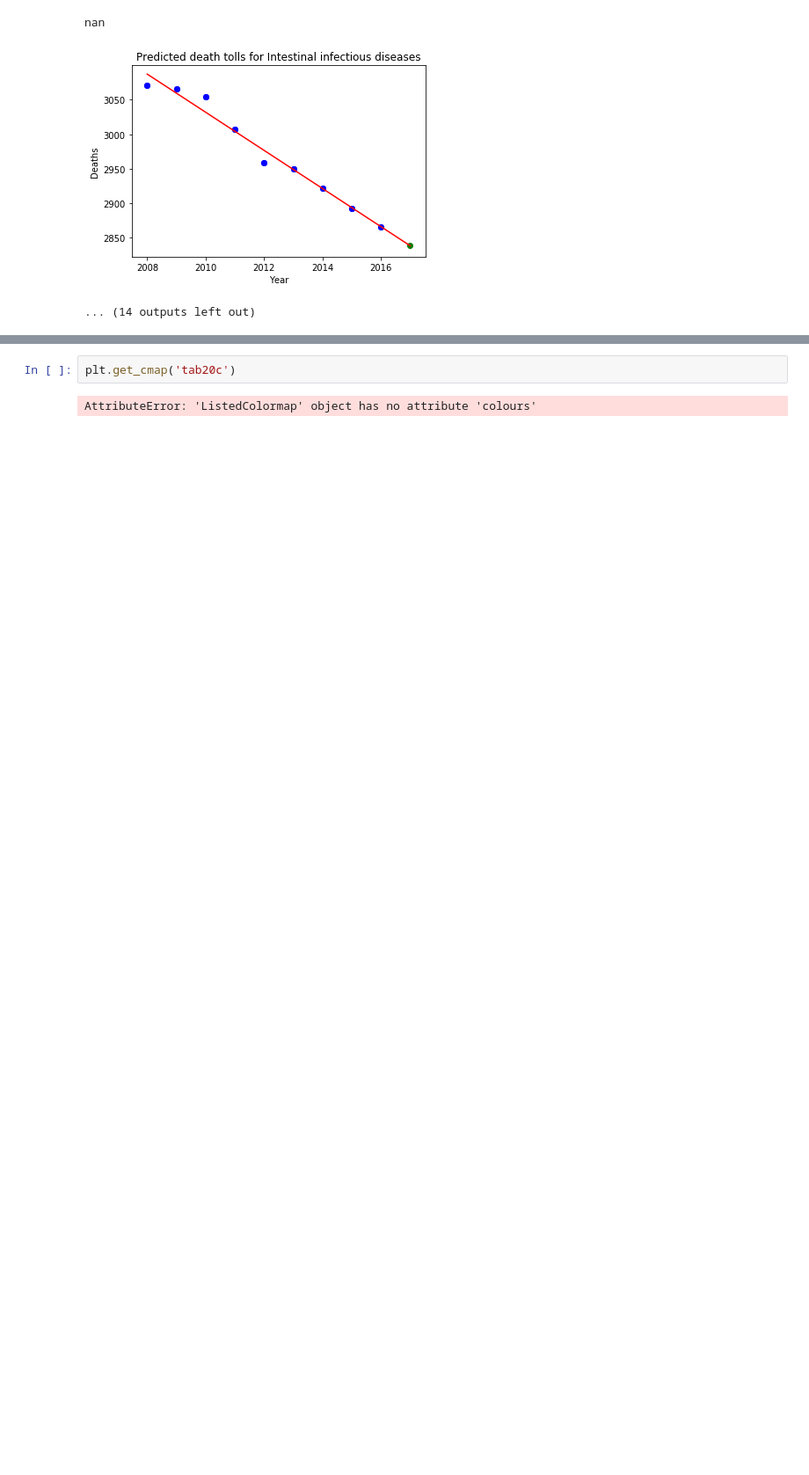
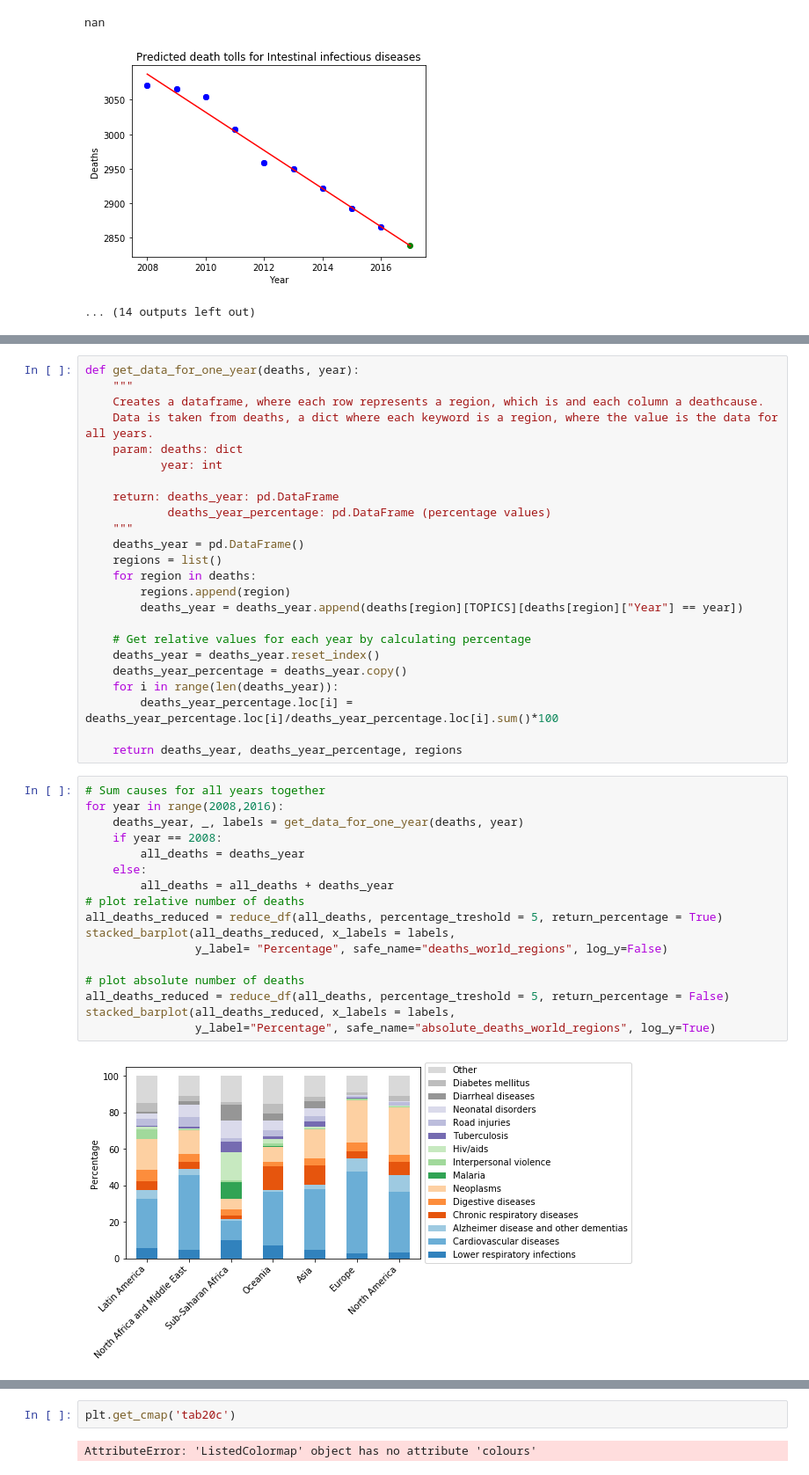
Before and after one commit to epfl-ada/ada-2021-project-hoja, a Jupyter notebook: country_comparison.ipynb, the cells around one changed output, grey strips where cells are left out. Shown at 88% size. Cells and saved outputs as stored; diff of their text form; blank space fills up the shorter version.

```diff
--- a/country_comparison.ipynb
+++ b/country_comparison.ipynb
@@ -365,0 +357,43 @@ deaths_2009_percentage_reduce
+# %%
+def get_data_for_one_year(deaths, year):
+    """
+    Creates a dataframe, where each row represents a region, which is and each column a deathcause.
+    Data is taken from deaths, a dict where each keyword is a region, where the value is the data for all years.
+    param: deaths: dict
+           year: int
+
+    return: deaths_year: pd.DataFrame
+            deaths_year_percentage: pd.DataFrame (percentage values)
+    """
+    deaths_year = pd.DataFrame()
+    regions = list()
+    for region in deaths:
+        regions.append(region)
+        deaths_year = deaths_year.append(deaths[region][TOPICS][deaths[region]["Year"] == year])
+
+    # Get relative values for each year by calculating percentage
+    deaths_year = deaths_year.reset_index()
+    deaths_year_percentage = deaths_year.copy()
+    for i in range(len(deaths_year)):
+        deaths_year_percentage.loc[i] = deaths_year_percentage.loc[i]/deaths_year_percentage.loc[i].sum()*100
+
+    return deaths_year, deaths_year_percentage, regions
+# %%
+# Sum causes for all years together
+for year in range(2008,2016):
+    deaths_year, _, labels = get_data_for_one_year(deaths, year)
+    if year == 2008:
+        all_deaths = deaths_year
+    else:
+        all_deaths = all_deaths + deaths_year
+# plot relative number of deaths
+all_deaths_reduced = reduce_df(all_deaths, percentage_treshold = 5, return_percentage = True)
+stacked_barplot(all_deaths_reduced, x_labels = labels,
+                y_label= "Percentage", safe_name="deaths_world_regions", log_y=False)
+
+# plot absolute number of deaths
+all_deaths_reduced = reduce_df(all_deaths, percentage_treshold = 5, return_percentage = False)
+stacked_barplot(all_deaths_reduced, x_labels = labels,
+                y_label="Percentage", safe_name="absolute_deaths_world_regions", log_y=True)
+# %% [output]
+[figure, added]
```
Also changed, not shown: parts of 14 cells of this notebook, 1 other file.
